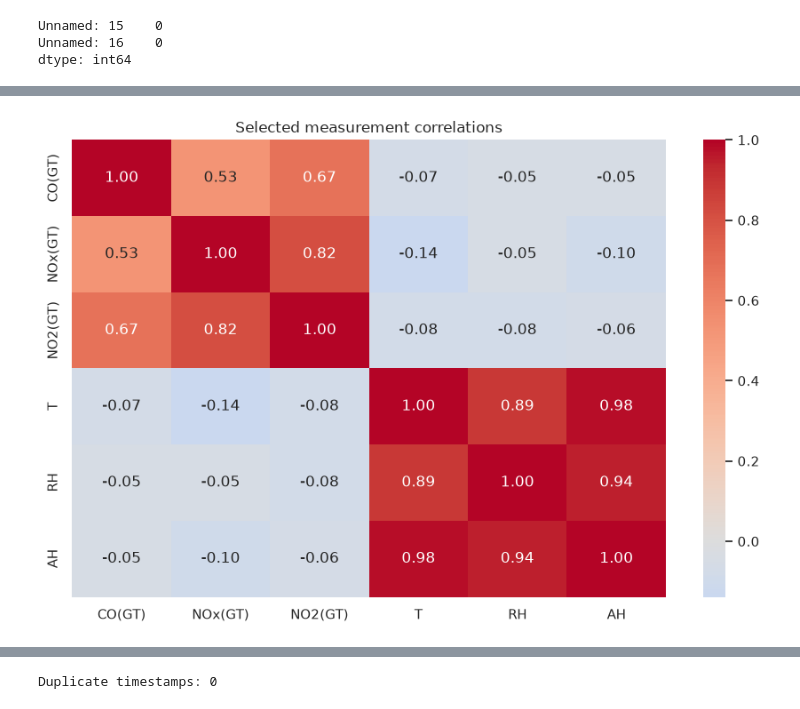
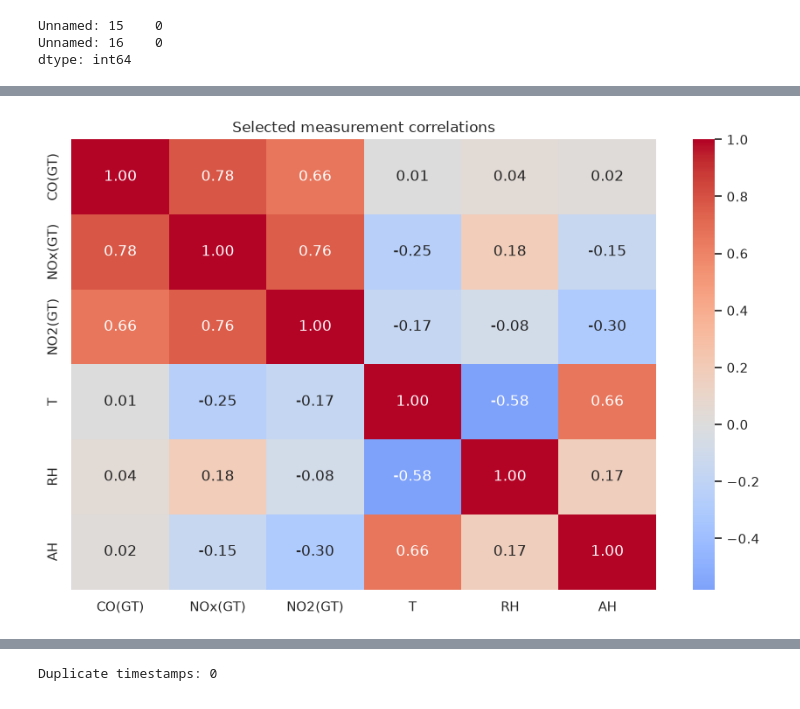
Before and after one commit to ChloeKC/healthyair, a Jupyter notebook: notebooks/data_cleaning.ipynb, the cells around one changed output, grey strips where cells are left out. Saved outputs shown, nothing was run; the diff lists cells and outputs as text; code cells hidden in the pictures.

```diff
--- a/notebooks/data_cleaning.ipynb
+++ b/notebooks/data_cleaning.ipynb
@@ -196,0 +229,11 @@ df_clean = df_clean.drop(columns=["Unnamed: 15", "Unnamed: 16"])
+# %%
+df_clean = df_clean.drop(columns=["Time_Difference"])
+# %%
+df_clean = df_clean.dropna(
+    subset=["Datetime"]
+)
+# %%
+df_clean = df_clean.replace(
+    -200,
+    np.nan
+)
@@ -197,19 +267,22 @@ df_clean = df_clean.drop(columns=["Unnamed: 15", "Unnamed: 16"])
+# %%
+# Impute missing values with median
+numeric_cols = df_clean.select_dtypes(
+    include="number"
+).columns
+
+for col in numeric_cols:
+
+    df_clean[col] = df_clean[col].fillna(
+        df_clean[col].median()
+    )
 # %%
 # Relationships
 selected = [c for c in ["CO(GT)", "NOx(GT)", "NO2(GT)", "T", "RH", "AH"] if c in df_clean.columns]
 if len(selected) > 1:
     plt.figure(figsize=(9, 6))
     sns.heatmap(df_clean[selected].corr(), annot=True, cmap="coolwarm", center=0, fmt=".2f")
     plt.title("Selected measurement correlations")
     plt.tight_layout()
     plt.show()
-
-if "timestamp" in df_clean and "NO2(GT)" in df_clean:
-    p = df_clean[["timestamp", "NO2(GT)"]].dropna().sort_values("timestamp")
-    plt.figure(figsize=(14, 4))
-    plt.plot(p.timestamp, p["NO2(GT)"], linewidth=.6)
-    plt.xlabel("Time"); plt.ylabel("NO2(GT)")
-    plt.title("Hourly NO2 measurements")
-    plt.tight_layout(); plt.show()
 # %% [output]
-[figure, old version]
+[figure, new version]
```
Also changed, not shown: parts of 24 cells of this notebook, 15 other files.
